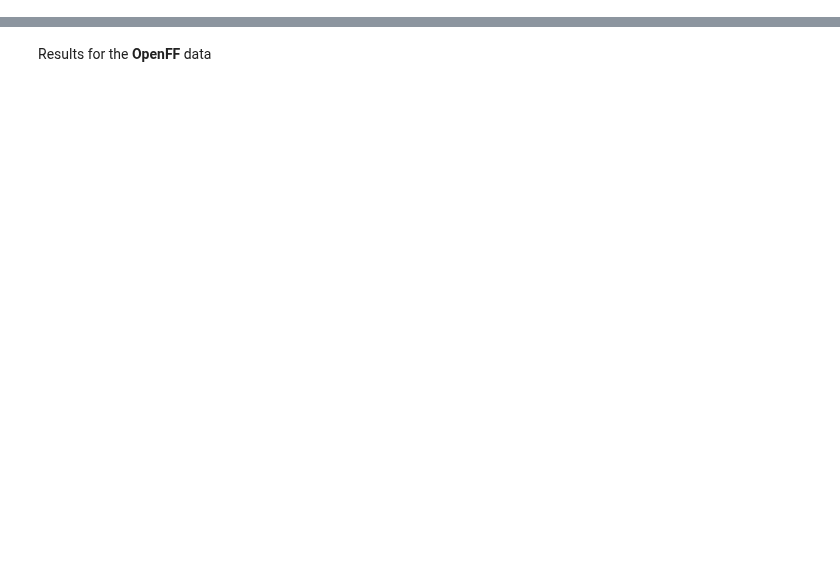
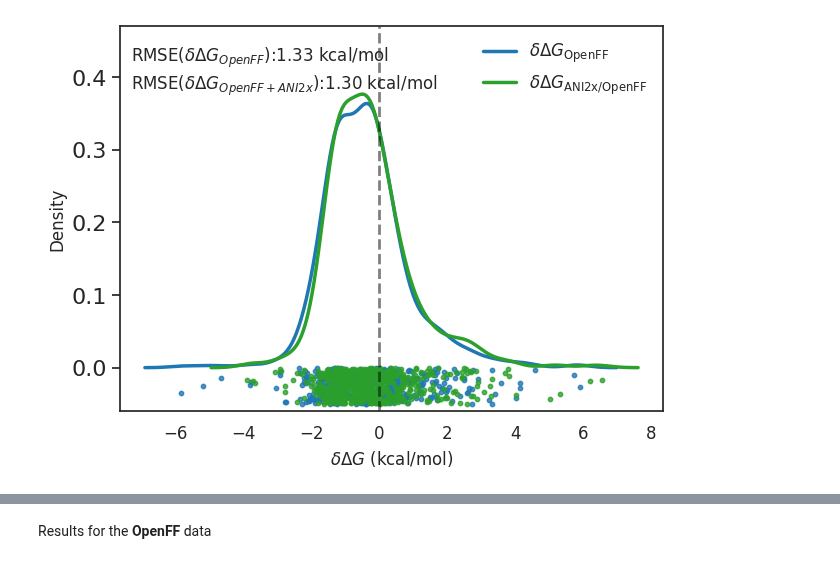
Before and after one commit to JohannesKarwou/notebooks, a Jupyter notebook: combinedDataset.ipynb, the cells around one changed output, grey strips where cells are left out. Saved outputs shown, nothing was run; the diff lists cells and outputs as text; code cells hidden in the pictures; blank space fills up the shorter version.

```diff
--- a/combinedDataset.ipynb
+++ b/combinedDataset.ipynb
@@ -289,0 +296,35 @@ plt.savefig("overview.pdf", bbox_inches="tight")
+# %%
+plt.figure(figsize=(7, 5))
+
+sns.kdeplot(data=all_data["Exp [kcal/mol]"]-all_data["MM-ASFE [kcal/mol]"],lw=2.5, c=c1,label=r'$\delta\Delta G_{\mathrm{OpenFF}}$')
+sns.kdeplot(data=all_data["Exp [kcal/mol]"]-all_data["ML-ASFE [kcal/mol]"],lw=2.5, c=c3, label=r'$\delta\Delta G_{\mathrm{ANI2x/OpenFF}}$')
+plt.axvline(x=0.0, color="black", lw=2,alpha=0.5, ls="--")
+plt.scatter(
+    all_data["Exp [kcal/mol]"]-all_data["MM-ASFE [kcal/mol]"],
+    np.random.uniform(low= -.05, high=0.0, size=len(all_data["ML-ASFE [kcal/mol]"])),
+    s=10,
+    color=c1,
+    alpha=0.8,
+)
+plt.scatter(
+    all_data["Exp [kcal/mol]"]-all_data["ML-ASFE [kcal/mol]"],
+    np.random.uniform(low= -.05, high=0, size=len(all_data["ML-ASFE [kcal/mol]"])),
+    s=10,
+    color=c3,
+    alpha=0.8,
+)
+
+axs = plt.gca()
+rmse_mm = np.sqrt(np.mean((all_data["Exp [kcal/mol]"]-all_data["MM-ASFE [kcal/mol]"])**2))
+rmse_qml = np.sqrt(np.mean((all_data["Exp [kcal/mol]"]-all_data["ML-ASFE [kcal/mol]"])**2))
+
+# place a text box in upper left in axes coords
+axs.text(0.02, 0.95, f'RMSE$(\delta \Delta G_{{OpenFF}})$:{rmse_mm:.2f} kcal/mol\nRMSE$(\delta \Delta G_{{OpenFF + ANI2x}}$):{rmse_qml:.2f} kcal/mol', transform=axs.transAxes, fontsize=12,
+        verticalalignment='top')
+
+plt.ylim([-0.06,0.47])
+plt.legend(fontsize=12, frameon=False)
+plt.xlabel(r"$\delta \Delta G$ (kcal/mol)")
+plt.savefig("KDEallData.pdf",bbox_inches='tight')
+# %% [output]
+[figure, added]
```
Also changed, not shown: parts of 22 cells of this notebook.
